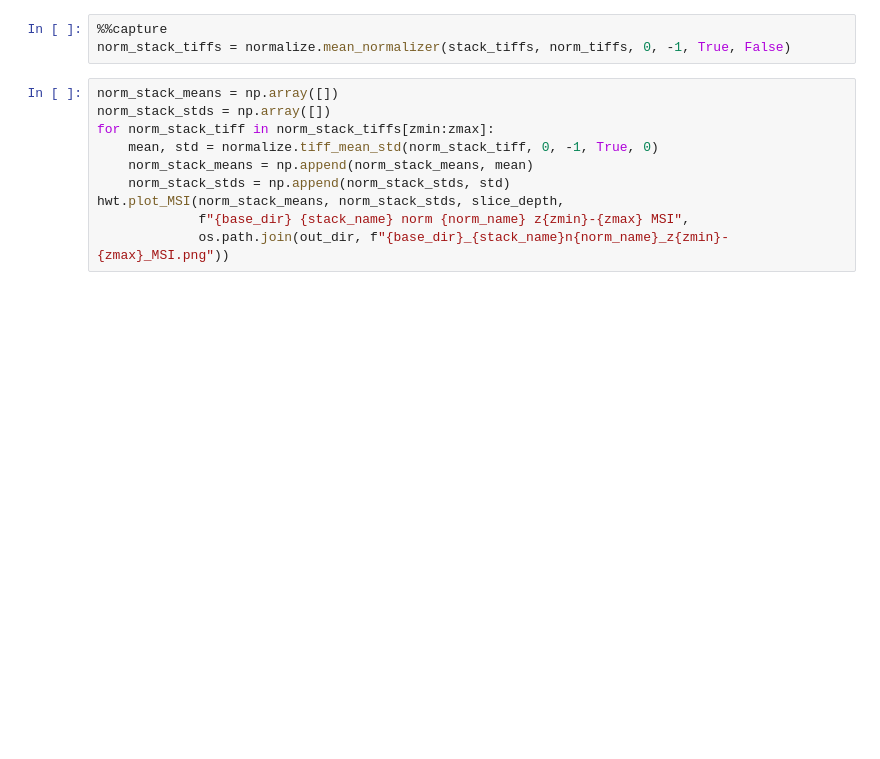
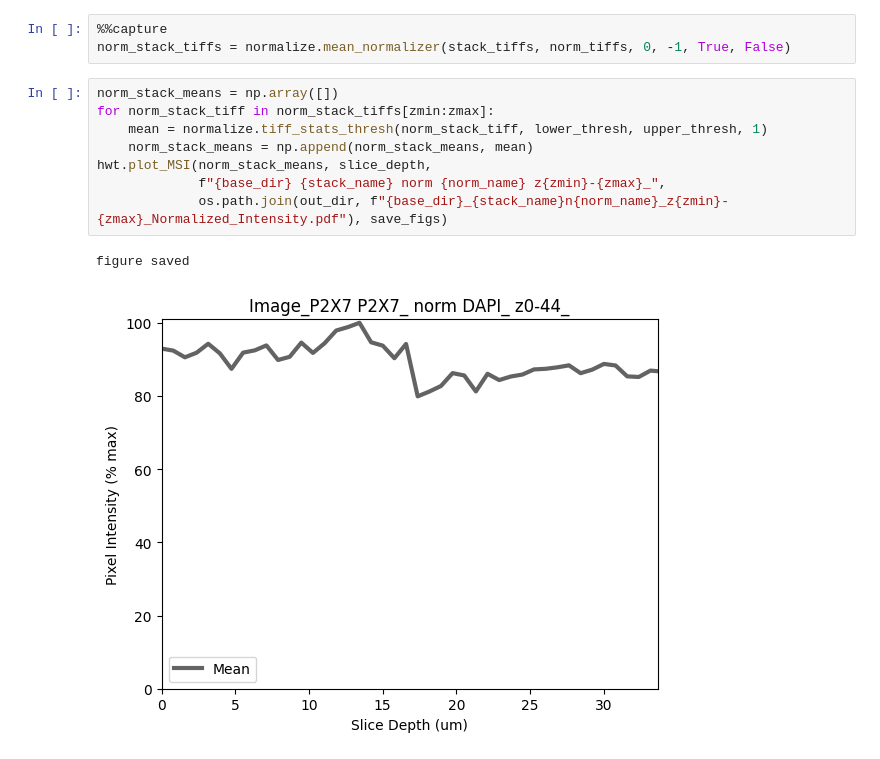
Before and after one commit to AlexSath/prodivis, a Jupyter notebook: scripts/heatmap_workflow.ipynb, the cells around one changed output. Drawn from its saved outputs; the diff is of its cells as text; blank space fills up the shorter version.

```diff
--- a/scripts/heatmap_workflow.ipynb
+++ b/scripts/heatmap_workflow.ipynb
@@ -87,11 +104,12 @@ hwt.plot_MSI(norm_means, norm_stds, slice_depth,
 norm_stack_tiffs = normalize.mean_normalizer(stack_tiffs, norm_tiffs, 0, -1, True, False)
 # %%
 norm_stack_means = np.array([])
-norm_stack_stds = np.array([])
 for norm_stack_tiff in norm_stack_tiffs[zmin:zmax]:
-    mean, std = normalize.tiff_mean_std(norm_stack_tiff, 0, -1, True, 0)
+    mean = normalize.tiff_stats_thresh(norm_stack_tiff, lower_thresh, upper_thresh, 1)
     norm_stack_means = np.append(norm_stack_means, mean)
-    norm_stack_stds = np.append(norm_stack_stds, std)
-hwt.plot_MSI(norm_stack_means, norm_stack_stds, slice_depth,
-             f"{base_dir} {stack_name} norm {norm_name} z{zmin}-{zmax} MSI",
-             os.path.join(out_dir, f"{base_dir}_{stack_name}n{norm_name}_z{zmin}-{zmax}_MSI.png"))
+hwt.plot_MSI(norm_stack_means, slice_depth,
+             f"{base_dir} {stack_name} norm {norm_name} z{zmin}-{zmax}_",
+             os.path.join(out_dir, f"{base_dir}_{stack_name}n{norm_name}_z{zmin}-{zmax}_Normalized_Intensity.pdf"), save_figs)
+# %% [output]
+figure saved
+[figure, added]
```
Also changed, not shown: parts of 31 cells of this notebook, 5 other files.
